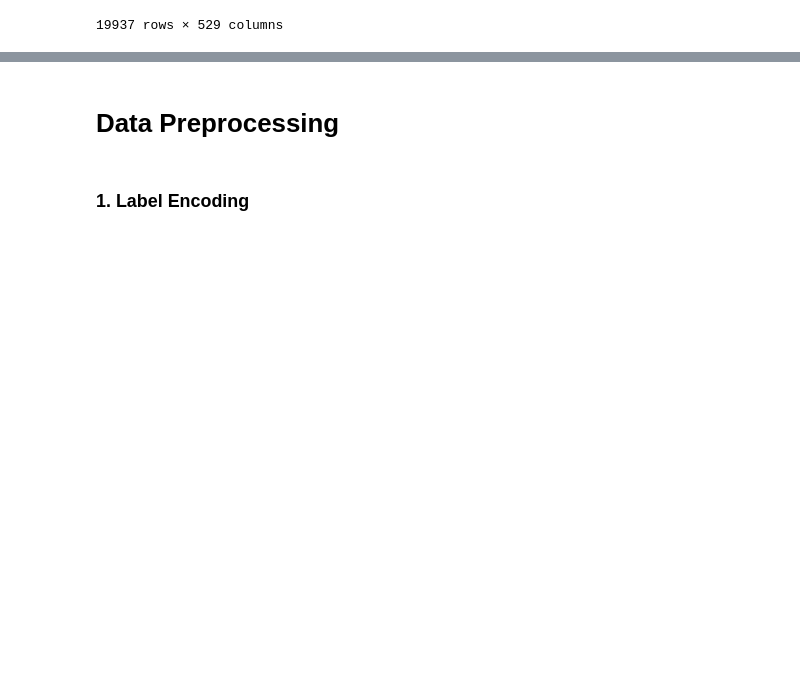
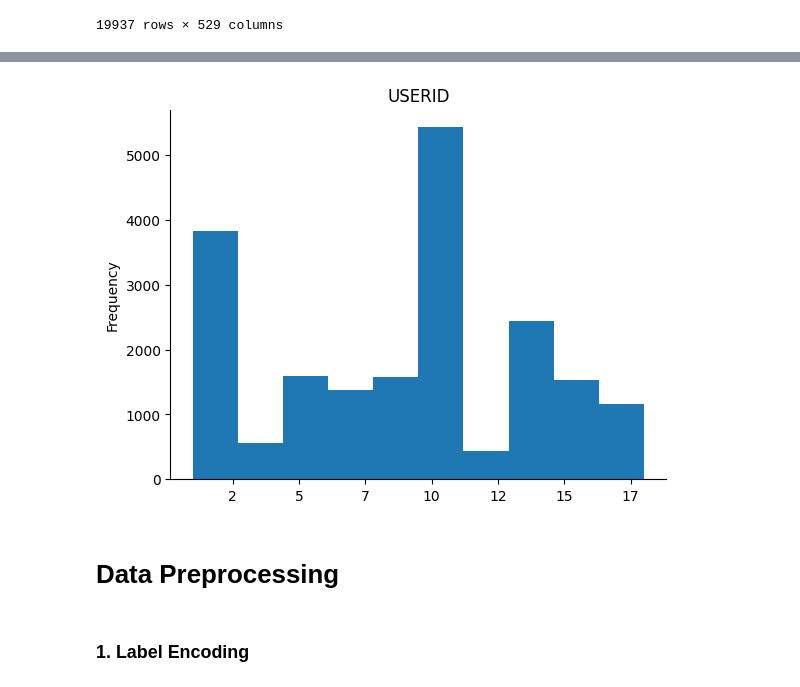
Before and after one commit to isurushanaka/ICARC2025-Tutorial, a Jupyter notebook: Tutorial.ipynb, the cells around one changed output, grey strips where cells are left out. Drawn from its saved outputs; the diff is of its cells as text; code cells hidden in the pictures; blank space fills up the shorter version.

```diff
--- a/Tutorial.ipynb
+++ b/Tutorial.ipynb
@@ -60,3 +68,15 @@ train_df
+# %%
+from matplotlib import pyplot as plt
+from matplotlib.ticker import FormatStrFormatter
+
+train_df['USERID'].plot(kind='hist', bins=10, title='USERID')
+plt.gca().spines[['top', 'right',]].set_visible(False)
+plt.gca().xaxis.set_major_formatter(FormatStrFormatter('%d'))  # For x-axis
+plt.gca().yaxis.set_major_formatter(FormatStrFormatter('%d'))  # For y-axis
+
+plt.show()
+# %% [output]
+[figure, added]
 # %% [markdown]
 # Data Preprocessing
 # %% [markdown]
```
Also changed, not shown: parts of 1 cell of this notebook.
